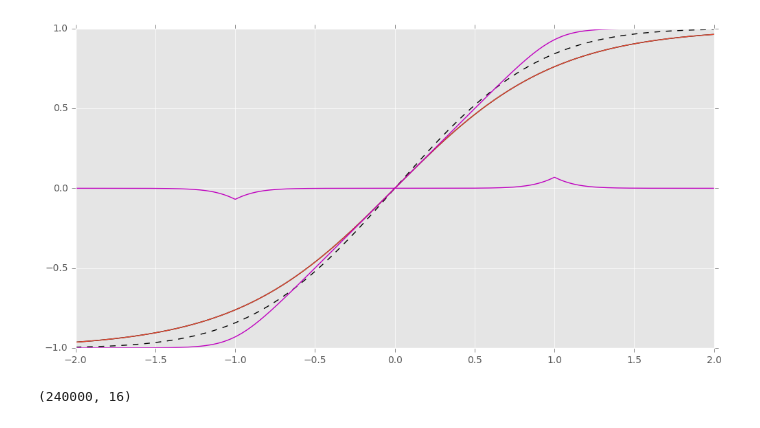
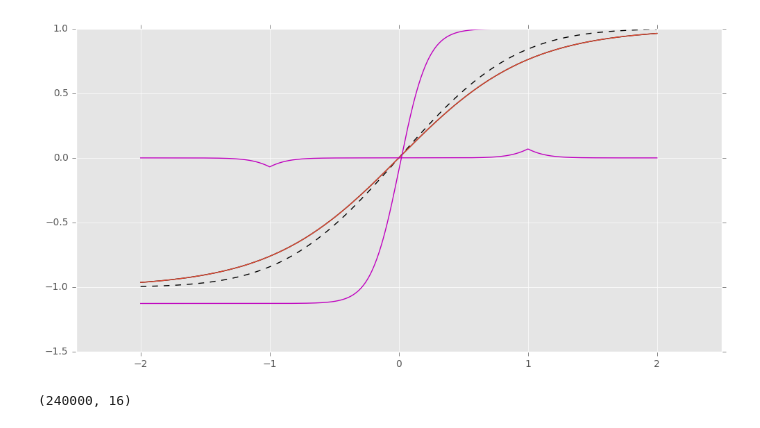
Before and after one commit to xkortex/eeg_seizure_prediction, a Jupyter notebook: auralize.ipynb, the cells around one changed output. Saved outputs shown, nothing was run; the diff lists cells and outputs as text; code cells hidden in the pictures.

```diff
--- a/auralize.ipynb
+++ b/auralize.ipynb
@@ -25,7 +25,8 @@ def tanh2(x, a=1, b=1, c=1, d=1):
 def softplus(x, a=1):
     return np.log(1+np.exp((x+1)*a))/a -1
 
-def softclip(x, a=1):
+def softclip(x, a=1, b=1):
+    x = x*b
     x_0 = np.log(1+np.exp((x+1)*a))/a -1# softplus(x, a)
     return -np.log(1+np.exp((-x_0+1)*a))/a +1
 # %%
@@ -46,18 +47,18 @@ def norm_softclip_eeg(data, sigma=8, zeta=10, global_pow=None, norm_by_chan=Fals
 # %%
 x = np.linspace(-2,2,1000)
 plt.plot(x, special.erf(x), 'k--')
 # plt.plot(x, special.erf(x*2)/2)
 plt.plot(x, tanh2(x), 'k')
 plt.plot(x, tanh2(x, 2,1,2,1)/2)
 # plt.plot(x, softplus(x,1))
 # plt.plot(x, softplus(x,4))
-plt.plot(x, softclip(x,10), 'm')
+plt.plot(x, softclip(x,1,10), 'm')
 plt.plot(x, np.clip(x,-1,1)-softclip(x,10), 'm')
 
 plt.axis('equal')
 print()
 # %% [output]
-[figure, old version]
+[figure, new version]
 # %%
 deltazeta = []
 for i in range(4,20):
```
Also changed, not shown: parts of 3 cells of this notebook, 12 other files.
